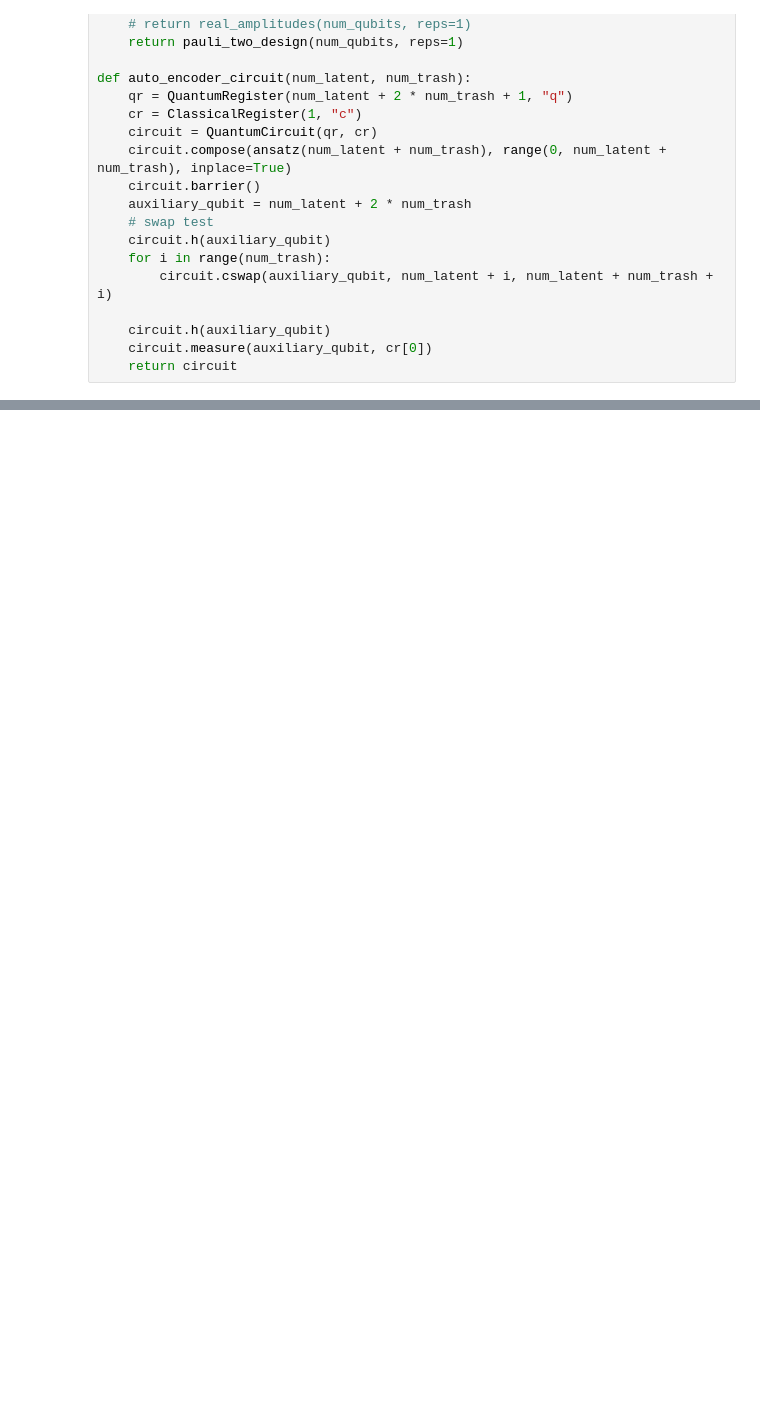
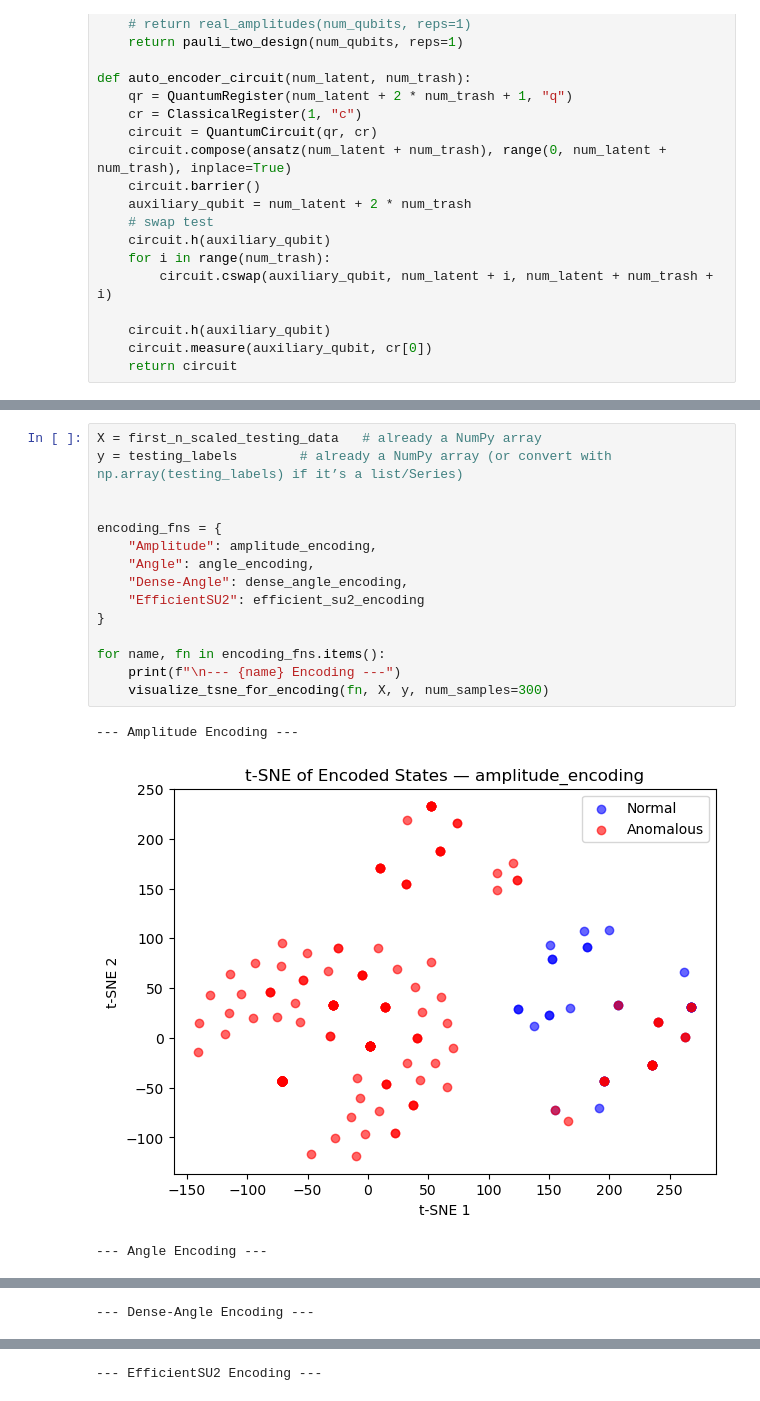
Before and after one commit to RohanSenthil/QAE_BETH_Anomaly, a Jupyter notebook: qae_theory.ipynb, the cells around one changed output, grey strips where cells are left out. Cells and saved outputs as stored; diff of their text form; blank space fills up the shorter version.

```diff
--- a/qae_theory.ipynb
+++ b/qae_theory.ipynb
@@ -175,0 +342,19 @@ Statevector([ 0.00000000e+00+0.00000000e+00j,
+# %%
+X = first_n_scaled_testing_data   # already a NumPy array
+y = testing_labels        # already a NumPy array (or convert with np.array(testing_labels) if it’s a list/Series)
+
+
+encoding_fns = {
+    "Amplitude": amplitude_encoding,
+    "Angle": angle_encoding,
+    "Dense-Angle": dense_angle_encoding,
+    "EfficientSU2": efficient_su2_encoding
+}
+
+for name, fn in encoding_fns.items():
+    print(f"\n--- {name} Encoding ---")
+    visualize_tsne_for_encoding(fn, X, y, num_samples=300)
+# %% [output]
+--- Amplitude Encoding ---
+[figure, added]
+--- Angle Encoding ---
@@ -175,0 +362 @@ Statevector([ 0.00000000e+00+0.00000000e+00j,
+--- Dense-Angle Encoding ---
@@ -175,0 +364 @@ Statevector([ 0.00000000e+00+0.00000000e+00j,
+--- EfficientSU2 Encoding ---
```
Also changed, not shown: parts of 13 cells of this notebook, 30 other files.
